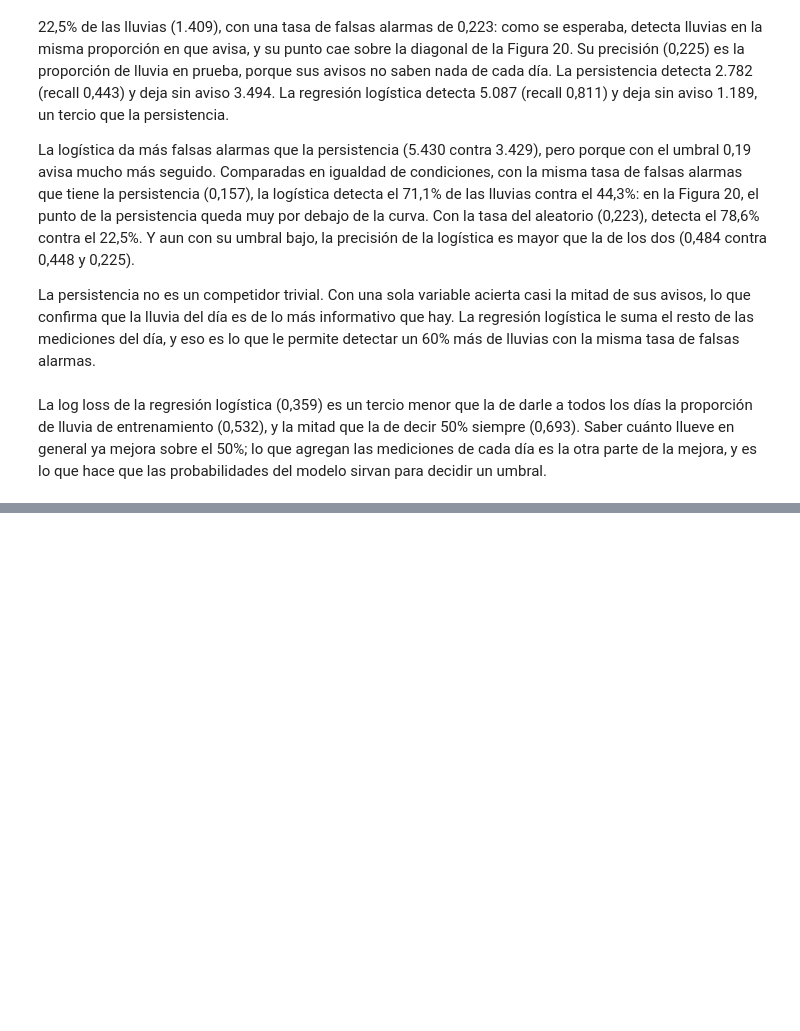
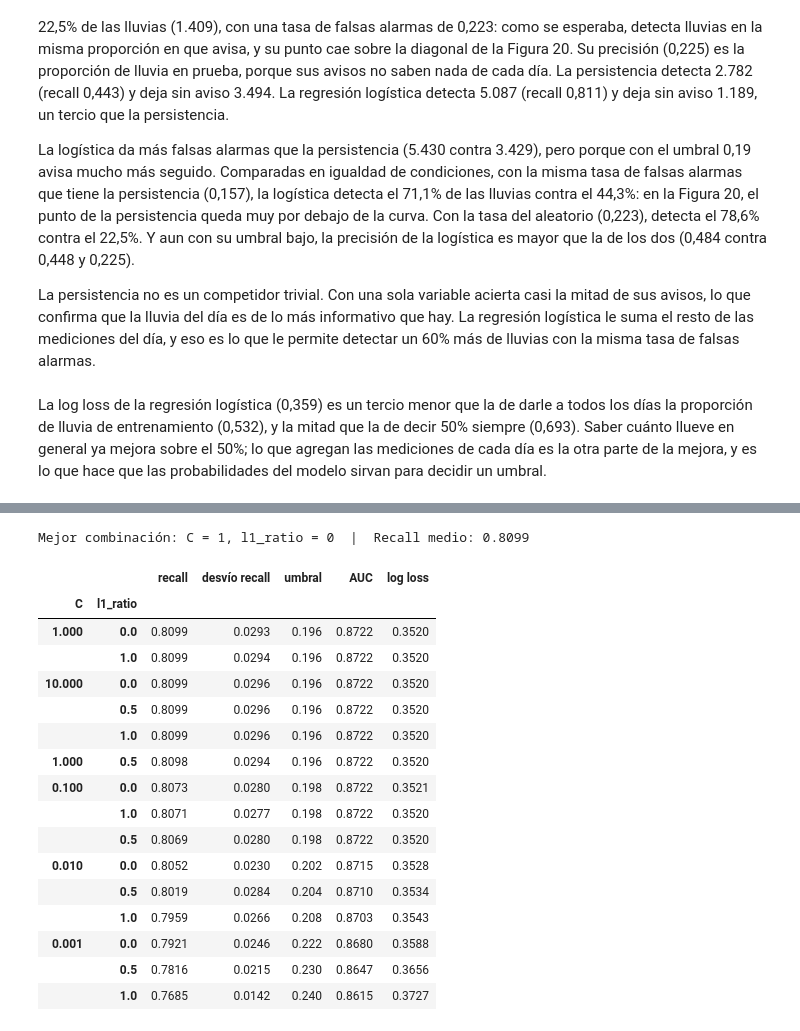
Before and after one commit to LucasD1az/TP_AA1_Tardugno_Diaz_Ferreira, a Jupyter notebook: TP_2/TP-clasificacion-AA1.ipynb, the cells around one changed output, grey strips where cells are left out. Cells and saved outputs as stored; diff of their text form; code cells hidden in the pictures; blank space fills up the shorter version.

```diff
--- a/TP_2/TP-clasificacion-AA1.ipynb
+++ b/TP_2/TP-clasificacion-AA1.ipynb
@@ -2226,0 +2342,8 @@ mejora, y es lo que hace que las probabilidades del modelo sirvan para decidir u
+# %%
+def mejor_umbral(y, probabilidad):
+    """Umbral de máximo recall de la lluvia con precisión de al menos 0,5, y ese recall. Si ningún umbral llega al piso, el recall es 0."""
+    barrido = barrido_umbrales(y, probabilidad)
+    cumplen = barrido.loc[barrido["precisión"] >= 0.5, "recall"]
+    if cumplen.empty:
+        return np.nan, 0.0
+    return cumplen.idxmax(), cumplen.max()
@@ -2226,0 +2365,33 @@ mejora, y es lo que hace que las probabilidades del modelo sirvan para decidir u
+# %%
+# Ajustamos cada combinación en los 5 folds, y la mejor otra vez con todo entrenamiento
+busqueda.fit(X_train, y_train)
+print(f"Mejor combinación: C = {busqueda.best_params_['modelo__C']:g}, l1_ratio = {busqueda.best_params_['modelo__l1_ratio']}  |  "
+      f"Recall medio: {busqueda.best_score_:.4f}")
+# %% [output]
+Mejor combinación: C = 1, l1_ratio = 0  |  Recall medio: 0.8099
+# %%
+# Promedio y desvío entre años de cada combinación, de la mejor a la peor
+resultados = pd.DataFrame(busqueda.cv_results_)
+tabla_busqueda = pd.DataFrame({"C": resultados["param_modelo__C"].astype(float), "l1_ratio": resultados["param_modelo__l1_ratio"],
+                               "recall": resultados["mean_test_recall"], "desvío recall": resultados["std_test_recall"],
+                               "umbral": resultados["mean_test_umbral"], "AUC": resultados["mean_test_AUC"],
+                               "log loss": -resultados["mean_test_log loss"]})
+tabla_busqueda.sort_values("recall", ascending=False).set_index(["C", "l1_ratio"]).round(4)
+# %% [output]
+|  |  | recall | desvío recall | umbral | AUC | log loss |
+| C | l1_ratio |  |  |  |  |  |
+| 1.000 | 0.0 | 0.8099 | 0.0293 | 0.196 | 0.8722 | 0.3520 |
+|  | 1.0 | 0.8099 | 0.0294 | 0.196 | 0.8722 | 0.3520 |
+| 10.000 | 0.0 | 0.8099 | 0.0296 | 0.196 | 0.8722 | 0.3520 |
+|  | 0.5 | 0.8099 | 0.0296 | 0.196 | 0.8722 | 0.3520 |
+|  | 1.0 | 0.8099 | 0.0296 | 0.196 | 0.8722 | 0.3520 |
+| 1.000 | 0.5 | 0.8098 | 0.0294 | 0.196 | 0.8722 | 0.3520 |
+| 0.100 | 0.0 | 0.8073 | 0.0280 | 0.198 | 0.8722 | 0.3521 |
+|  | 1.0 | 0.8071 | 0.0277 | 0.198 | 0.8722 | 0.3520 |
+|  | 0.5 | 0.8069 | 0.0280 | 0.198 | 0.8722 | 0.3520 |
+| 0.010 | 0.0 | 0.8052 | 0.0230 | 0.202 | 0.8715 | 0.3528 |
+|  | 0.5 | 0.8019 | 0.0284 | 0.204 | 0.8710 | 0.3534 |
+|  | 1.0 | 0.7959 | 0.0266 | 0.208 | 0.8703 | 0.3543 |
+| 0.001 | 0.0 | 0.7921 | 0.0246 | 0.222 | 0.8680 | 0.3588 |
+|  | 0.5 | 0.7816 | 0.0215 | 0.230 | 0.8647 | 0.3656 |
+|  | 1.0 | 0.7685 | 0.0142 | 0.240 | 0.8615 | 0.3727 |
```
Also changed, not shown: parts of 22 cells of this notebook, 1 other file.
